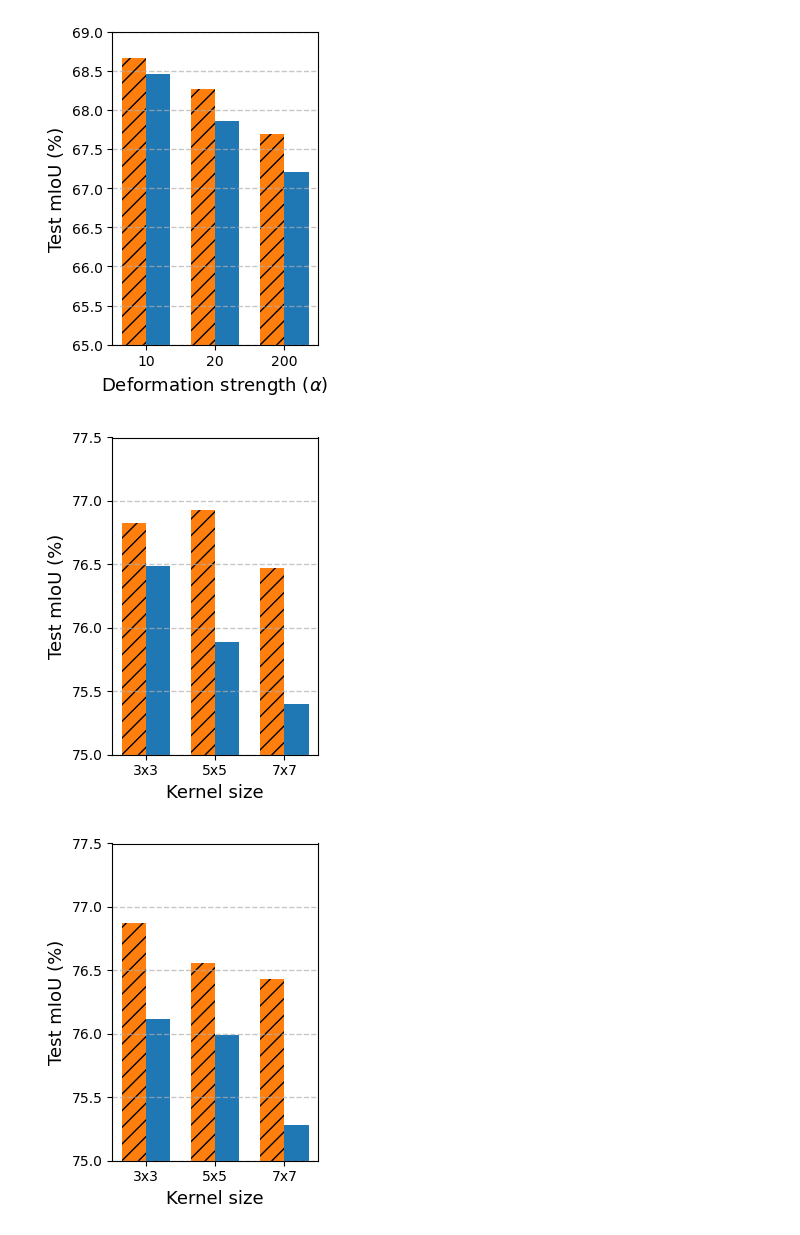
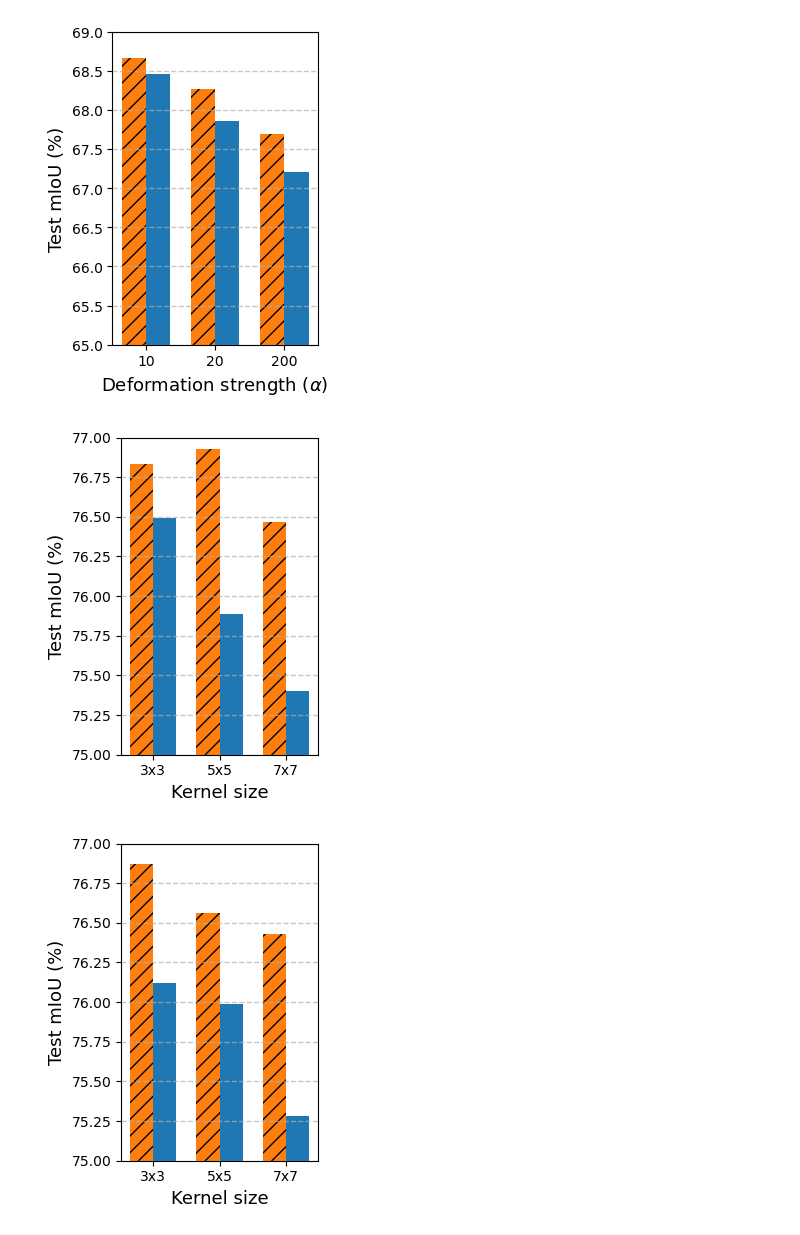
Before and after one commit to unique-chan/NMask, a Jupyter notebook: visualization/Fig5.ipynb, the cells around one changed output. Cells and saved outputs as stored; diff of their text form; code cells hidden in the pictures.

```diff
--- a/visualization/Fig5.ipynb
+++ b/visualization/Fig5.ipynb
@@ -159,34 +159,34 @@ def plot_one(y_base, y_nmask, xlabel, save_name, ylim=None):
     ax.bar(x - width/2, y_nmask, width,
            label='NMask',
            color='#ff7f0e',
            hatch='//')
 
     ax.set_xlabel(xlabel, fontsize=13)
     ax.set_ylabel('Test mIoU (%)', fontsize=13)
     ax.set_xticks(x)
     ax.set_xticklabels(kernels)
 
     if ylim is not None:
         ax.set_ylim(*ylim)
 
     ax.grid(axis='y', linestyle='--', linewidth=1, alpha=0.7)
     #ax.legend(fontsize=12)
 
     plt.tight_layout()
     plt.savefig(save_name, format="svg", bbox_inches="tight")
     plt.show()
 
 # Opening plot
 plot_one(opening_base, opening_nmask,
          xlabel='Kernel size',
          save_name='Fig5-3-vaihingen-opening.svg',
-         ylim=(75, 77.5))
+         ylim=(75, 77))
 
 # Closing plot
 plot_one(closing_base, closing_nmask,
          xlabel='Kernel size',
          save_name='Fig5-3-vaihingen-closing.svg',
-         ylim=(75, 77.5))
+         ylim=(75, 77))
 # %% [output]
-[figure, old version]
+[figure, new version]
-[figure, old version]
+[figure, new version]
```
